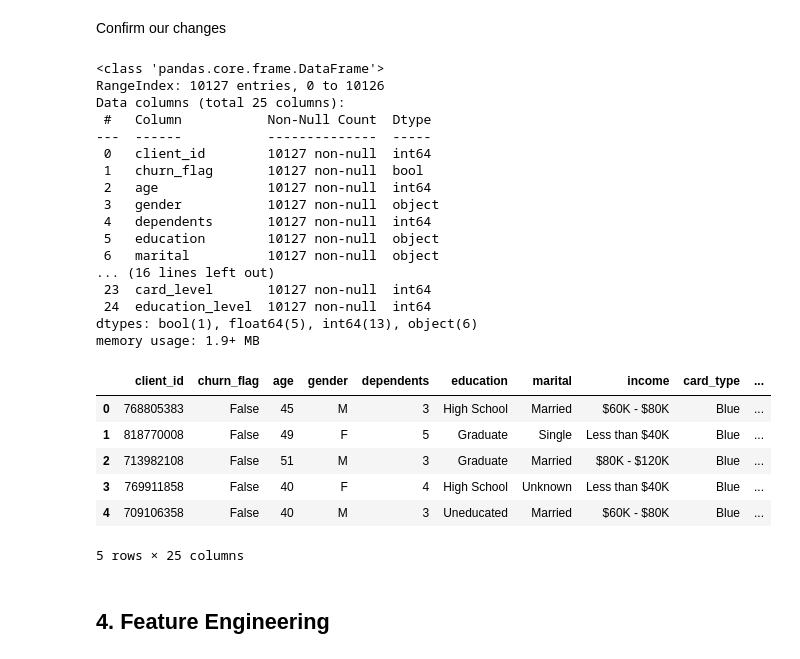
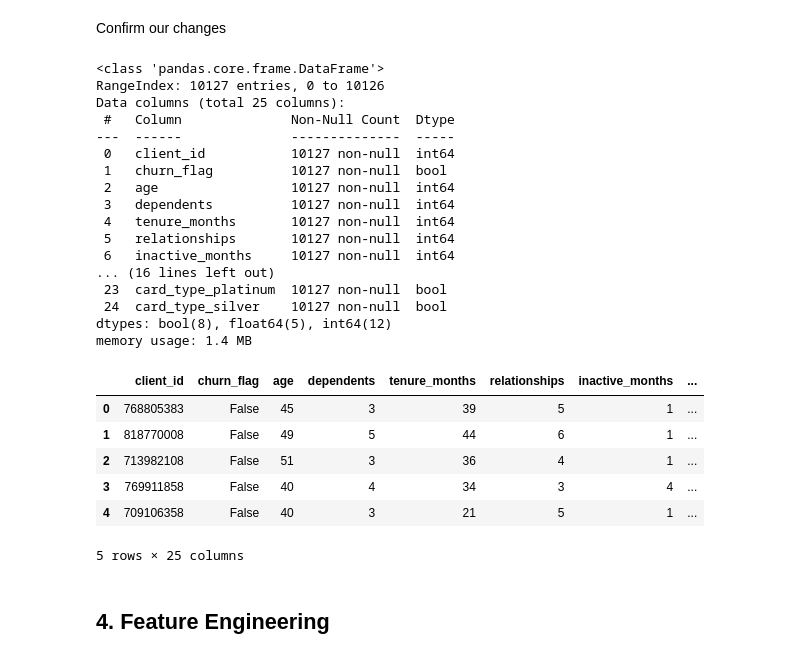
Before and after one commit to data-aleks/CreditCardChurn-PredictiveModelling, a Jupyter notebook: CreditCardChurn_PredictiveModelling.ipynb, the cells around one changed output. Drawn from its saved outputs; the diff is of its cells as text; code cells hidden in the pictures.

```diff
--- a/CreditCardChurn_PredictiveModelling.ipynb
+++ b/CreditCardChurn_PredictiveModelling.ipynb
@@ -219,0 +232,11 @@ Lets create an ordered scale of our income as a column
+# %%
+education_order = {
+    'Uneducated': 0,
+    'High School': 1,
+    'College': 2,
+    'Graduate': 3,
+    'Post-Graduate': 4,
+    'Doctorate': 5,
+    'Unknown': -1
+}
+df_encoded['education_encoded'] = df_encoded['education'].map(education_order)
@@ -220,9 +245,10 @@ Lets create an ordered scale of our income as a column
 # %%
 income_order = {
+    'Unknown': 0,
     'Less than $40K': 1,
     '$40K - $60K': 2,
     '$60K - $80K': 3,
     '$80K - $120K': 4,
-    '$120K +': 5,
-    'Unknown': 0
+    '$120K +': 5 # Example if you had more categories
 }
+df_encoded['income_encoded'] = df_encoded['income'].map(income_order)
@@ -284,34 +257,41 @@ df['education_level'] = df['education'].map(education_type_order)
+# %%
+nominal_cols_to_encode = ['gender', 'marital', 'card_type']
+df_encoded = pd.get_dummies(df_encoded, columns=nominal_cols_to_encode, drop_first=True)
+cols_to_drop = [ 'education', 'income']
+df_encoded = df_encoded.drop(columns=cols_to_drop, errors='ignore')
+# %%
+df_encoded.columns = df_encoded.columns.str.lower()
 # %% [markdown]
 Confirm our changes
 # %%
-df.info()
+df_encoded.info()
 # %% [output]
 <class 'pandas.core.frame.DataFrame'>
 RangeIndex: 10127 entries, 0 to 10126
 Data columns (total 25 columns):
- #   Column           Non-Null Count  Dtype
----  ------           --------------  -----
- 0   client_id        10127 non-null  int64
- 1   churn_flag       10127 non-null  bool
- 2   age              10127 non-null  int64
- 3   gender           10127 non-null  object
- 4   dependents       10127 non-null  int64
- 5   education        10127 non-null  object
- 6   marital          10127 non-null  object
+ #   Column              Non-Null Count  Dtype
+---  ------              --------------  -----
+ 0   client_id           10127 non-null  int64
+ 1   churn_flag          10127 non-null  bool
+ 2   age                 10127 non-null  int64
+ 3   dependents          10127 non-null  int64
+ 4   tenure_months       10127 non-null  int64
+ 5   relationships       10127 non-null  int64
+ 6   inactive_months     10127 non-null  int64
 ... (16 lines left out)
- 23  card_level       10127 non-null  int64
- 24  education_level  10127 non-null  int64
-dtypes: bool(1), float64(5), int64(13), object(6)
-memory usage: 1.9+ MB
+ 23  card_type_platinum  10127 non-null  bool
+ 24  card_type_silver    10127 non-null  bool
+dtypes: bool(8), float64(5), int64(12)
+memory usage: 1.4 MB
 # %%
-df.head()
+df_encoded.head()
 # %% [output]
-|  | client_id | churn_flag | age | gender | dependents | education | marital | income | card_type | ... |
-| 0 | 768805383 | False | 45 | M | 3 | High School | Married | $60K - $80K | Blue | ... |
-| 1 | 818770008 | False | 49 | F | 5 | Graduate | Single | Less than $40K | Blue | ... |
-| 2 | 713982108 | False | 51 | M | 3 | Graduate | Married | $80K - $120K | Blue | ... |
-| 3 | 769911858 | False | 40 | F | 4 | High School | Unknown | Less than $40K | Blue | ... |
-| 4 | 709106358 | False | 40 | M | 3 | Uneducated | Married | $60K - $80K | Blue | ... |
+|  | client_id | churn_flag | age | dependents | tenure_months | relationships | inactive_months | ... |
+| 0 | 768805383 | False | 45 | 3 | 39 | 5 | 1 | ... |
+| 1 | 818770008 | False | 49 | 5 | 44 | 6 | 1 | ... |
+| 2 | 713982108 | False | 51 | 3 | 36 | 4 | 1 | ... |
+| 3 | 769911858 | False | 40 | 4 | 34 | 3 | 4 | ... |
+| 4 | 709106358 | False | 40 | 3 | 21 | 5 | 1 | ... |
 5 rows × 25 columns
 # %% [markdown]
 ## 4. **Feature Engineering**
```
Also changed, not shown: parts of 89 cells of this notebook, 2 other files.
